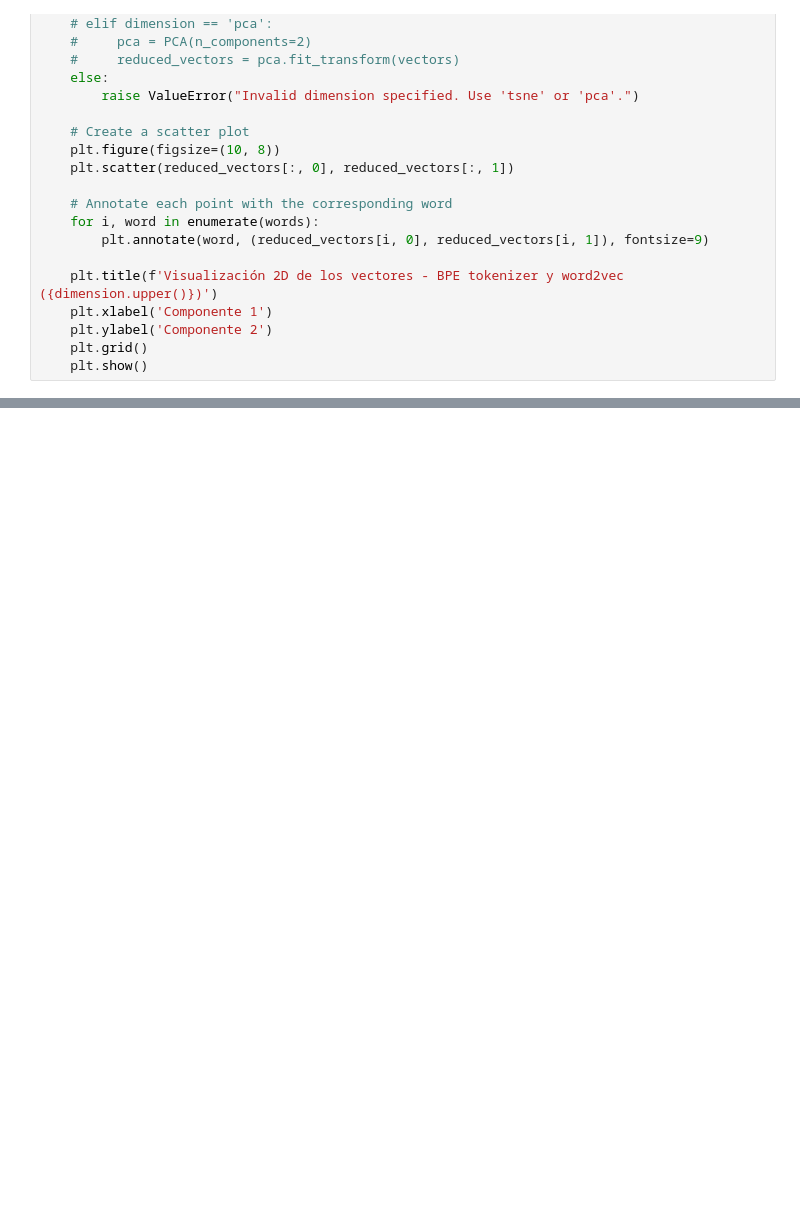
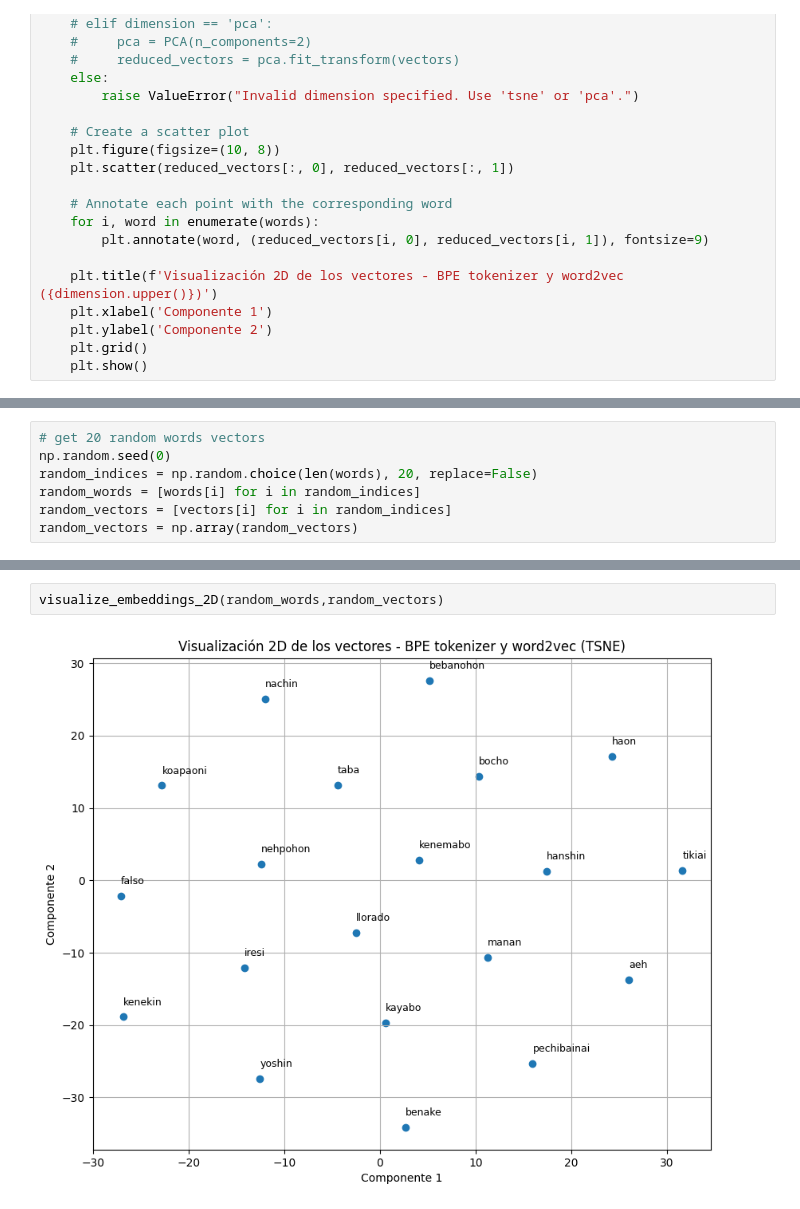
Before and after one commit to amyyy09/langmodel-iskonawa, a Jupyter notebook: O3/word2vec/bpe2vec.ipynb, the cells around one changed output, grey strips where cells are left out. Cells and saved outputs as stored; diff of their text form; blank space fills up the shorter version.

```diff
--- a/O3/word2vec/bpe2vec.ipynb
+++ b/O3/word2vec/bpe2vec.ipynb
@@ -59 +124,8 @@ def visualize_embeddings_2D(words, vectors, dimension='tsne'):
+# %%
+# get 20 random words vectors
+np.random.seed(0)
+random_indices = np.random.choice(len(words), 20, replace=False)
+random_words = [words[i] for i in random_indices]
+random_vectors = [vectors[i] for i in random_indices]
+random_vectors = np.array(random_vectors)
 # %%
@@ -69,0 +138,4 @@ visualize_embeddings_2D(sampled_words,word_vectors)
+# %%
+visualize_embeddings_2D(random_words,random_vectors)
+# %% [output]
+[figure, added]
```
Also changed, not shown: parts of 7 cells of this notebook, 19 other files.
